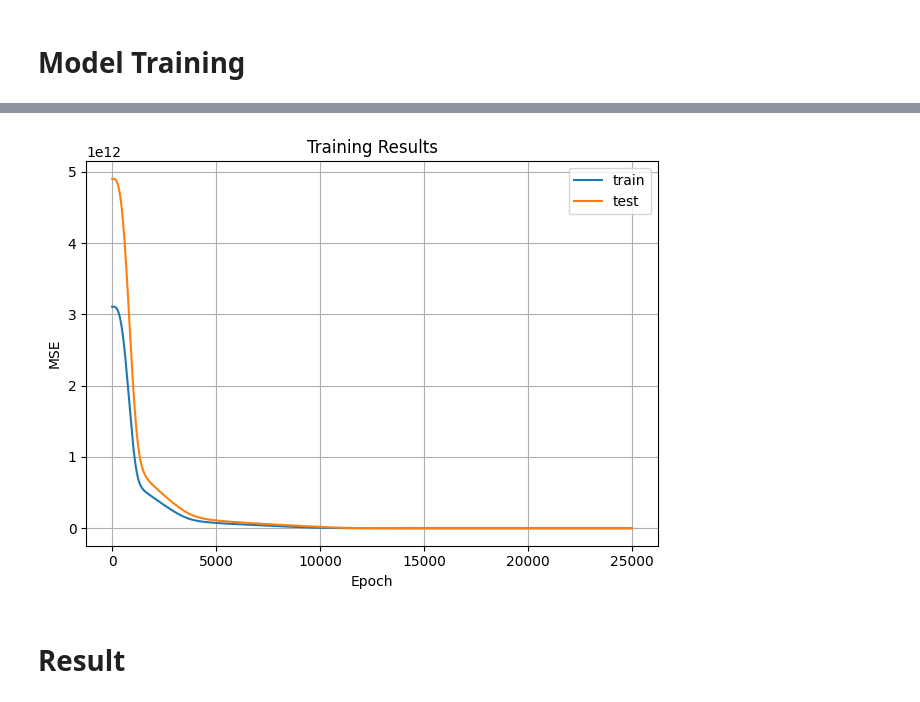
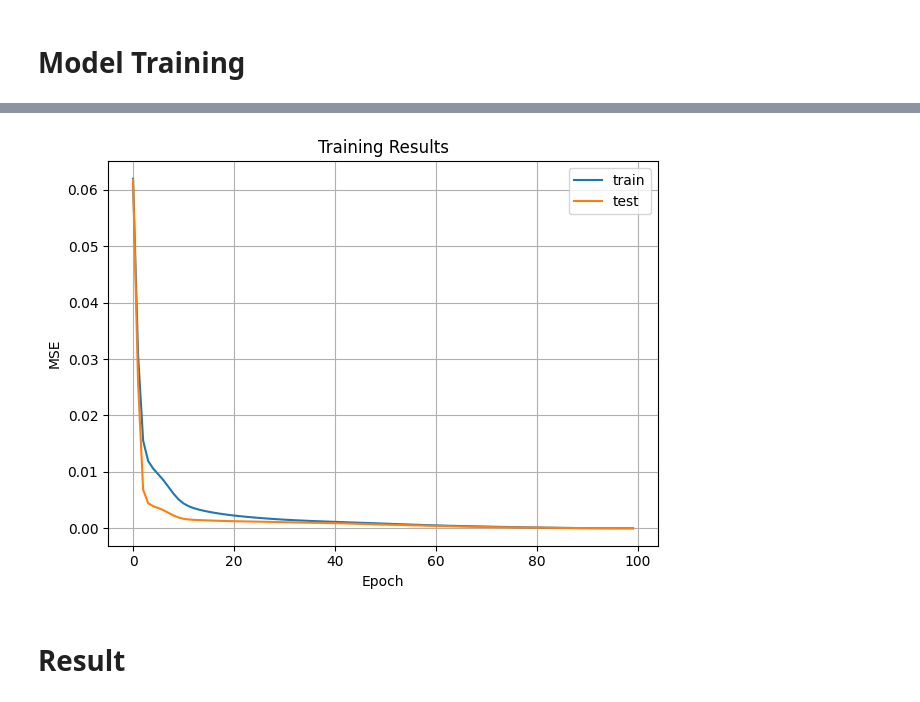
Before and after one commit to the2roock/Vehicle-Models-Classifier, a Jupyter notebook: notebook.ipynb, the cells around one changed output, grey strips where cells are left out. Drawn from its saved outputs; the diff is of its cells as text; code cells hidden in the pictures.

Commit message:
drop Price from features

```diff
--- a/notebook.ipynb
+++ b/notebook.ipynb
@@ -85,17 +85,20 @@ for col_to_enum in cols_to_enum:
     df[col_to_enum] = df[col_to_enum].apply(lambda element: enums[element])
 
 # Define X, y
-X = df[["Brand", "Model", "Year", "Kilometers_Driven", "Fuel_Type", "Transmission", "Owner_Type", "Mileage", "Engine", "Power", "Seats", "Price"]].to_numpy()
+X = df[["Brand", "Model", "Year", "Kilometers_Driven", "Fuel_Type", "Transmission", "Owner_Type", "Mileage", "Engine", "Power", "Seats"]].to_numpy()
 y = df["Price"].to_numpy().reshape((len(df), 1))
 
-# Input data normalization
+# Data normalization
 X_scaler = MinMaxScaler()
 X = X_scaler.fit_transform(X)
+Y_scaler = MinMaxScaler()
+y = Y_scaler.fit_transform(y)
 
 # Train/Test split
-X_train, X_test, y_train, y_test = train_test_split(X, y, test_size=.2)
+kf = KFold(5, shuffle=False)
+train_test_data_indexes = list(kf.split(X, y))
 
 # Convert to Tensor
-X_train, X_test, y_train, y_test = torch.FloatTensor(X_train), torch.FloatTensor(X_test), torch.FloatTensor(y_train), torch.FloatTensor(y_test)
-X_train.shape, y_train.shape
+X, y = torch.FloatTensor(X), torch.FloatTensor(y)
+X.shape, y.shape
 # %% [output]
@@ -117,8 +119,8 @@ model, model.parameters_count
 # Model Training
 # %%
 # Hyperparameters
-learning_rate = .01
-epochs = 25000
+learning_rate = .0001
+epochs = 50000
 
 # Loss function
 loss_function = nn.MSELoss()
@@ -135,21 +137,23 @@ model.train()
 
 # Process training
 for epoch in range(1, epochs+1):
-    optimizer.zero_grad()
+    for train_ix, test_ix in train_test_data_indexes:
+        optimizer.zero_grad()
 
-    out = model(X_train)
-    loss = loss_function(out, y_train)
-    loss.backward()
-    optimizer.step()
+        out = model(X[train_ix])
+        train_loss = loss_function(out, y[train_ix])
+        train_loss.backward()
+        optimizer.step()
 
-    train_losses.append(loss.item())
-    with torch.no_grad():
-        test_out = model(X_test)
-        loss = loss_function(test_out, y_test)
-        test_losses.append(loss.item())
+    if epoch % 500 == 0:
+        train_losses.append(train_loss.item())
+        with torch.no_grad():
+            test_out = model(X[test_ix])
+            test_loss = loss_function(test_out, y[test_ix])
+        test_losses.append(test_loss.item())
 
-    if epoch % 2500 == 0:
-        print(f"Epoch: {epoch} --> Loss: {loss.item()}")
+    if epoch % 5000 == 0:
+        print(f"Epoch: {epoch} --> Loss: {test_loss.item()}")
 
 # Plot training results
 plt.plot(train_losses, label="train")
@@ -175,4 +179,4 @@ Epoch: 25000 --> Loss: 0.008056640625
-[figure, old version]
+[figure, new version]
 # %% [markdown]
 # Result
 # %%
```
Also changed, not shown: parts of 7 cells of this notebook, 5 other files.
